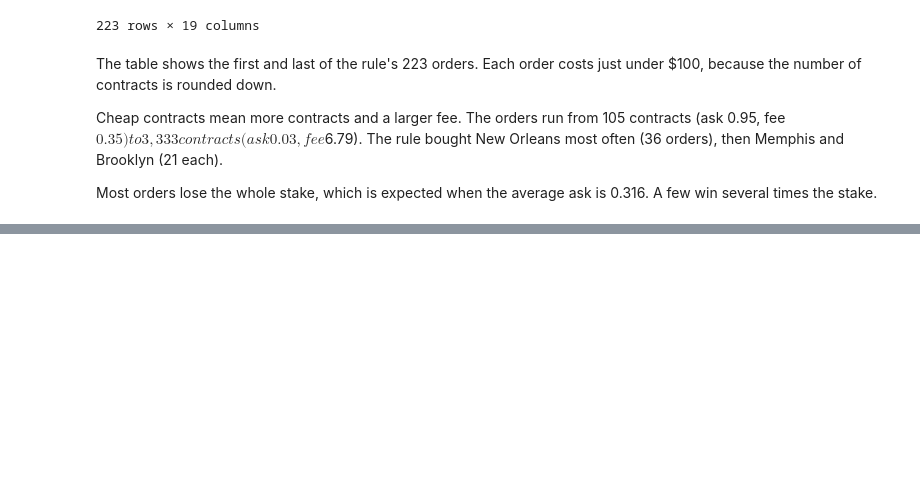
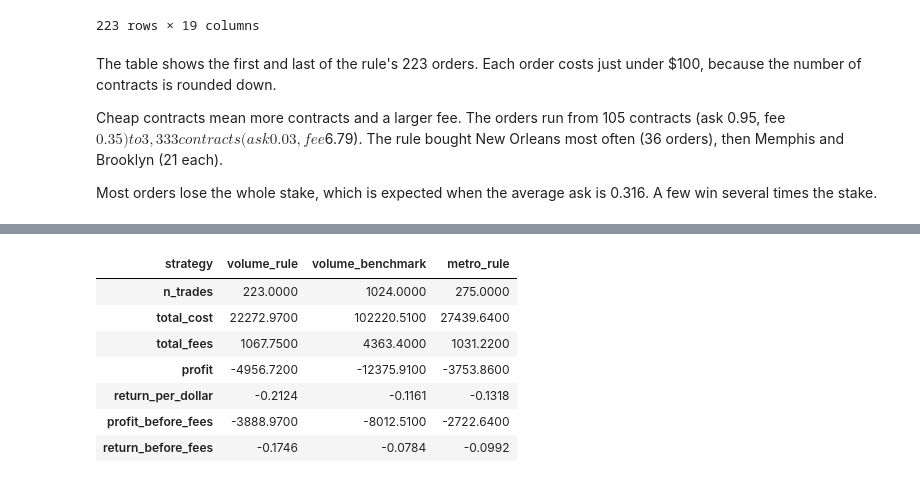
Before and after one commit to kelvinchi02/nba-kalshi-calibration, a Jupyter notebook: notebooks/05_strategy.ipynb, the cells around one changed output, grey strips where cells are left out. Saved outputs shown, nothing was run; the diff lists cells and outputs as text; code cells hidden in the pictures; blank space fills up the shorter version.

```diff
--- a/notebooks/05_strategy.ipynb
+++ b/notebooks/05_strategy.ipynb
@@ -171,0 +182,15 @@ Most orders lose the whole stake, which is expected when the average ask is 0.31
+# %%
+from strategy import before_fees_table
+
+before_fees = before_fees_table(results)
+write_csv(before_fees, RESULTS_DIR / "exploratory_strategy_before_fees.csv")
+display(before_fees.set_index("strategy").T.round(4))
+# %% [output]
+| strategy | volume_rule | volume_benchmark | metro_rule |
+| n_trades | 223.0000 | 1024.0000 | 275.0000 |
+| total_cost | 22272.9700 | 102220.5100 | 27439.6400 |
+| total_fees | 1067.7500 | 4363.4000 | 1031.2200 |
+| profit | -4956.7200 | -12375.9100 | -3753.8600 |
+| return_per_dollar | -0.2124 | -0.1161 | -0.1318 |
+| profit_before_fees | -3888.9700 | -8012.5100 | -2722.6400 |
+| return_before_fees | -0.1746 | -0.0784 | -0.0992 |
```
Also changed, not shown: parts of 2 cells of this notebook, 8 other files.
